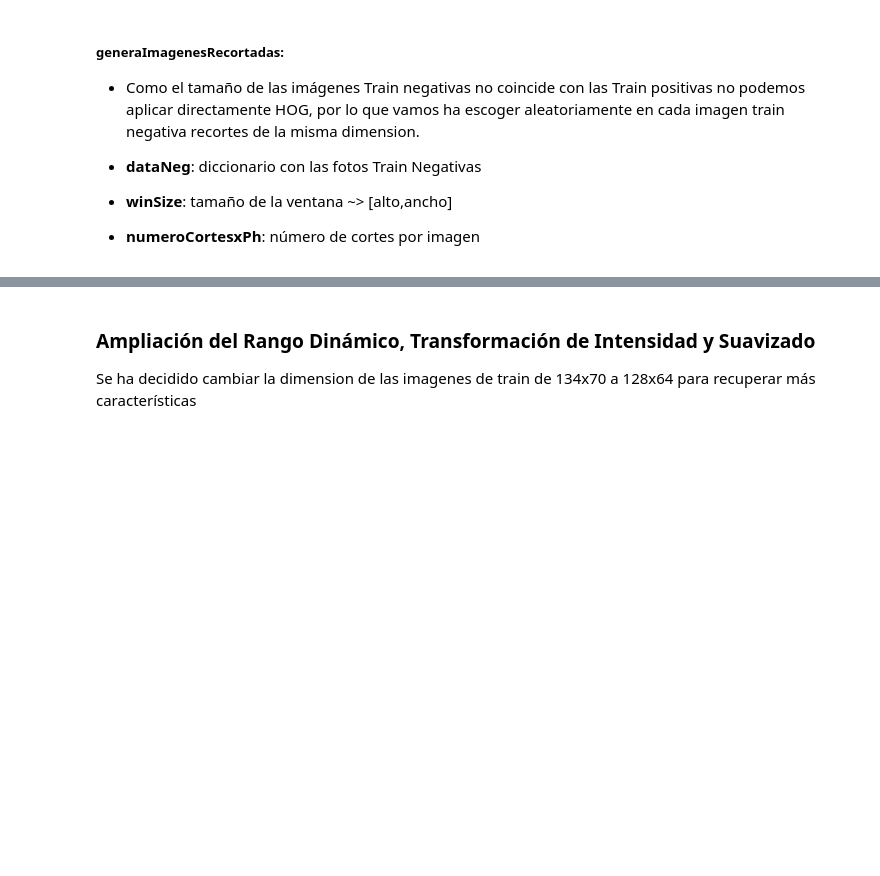
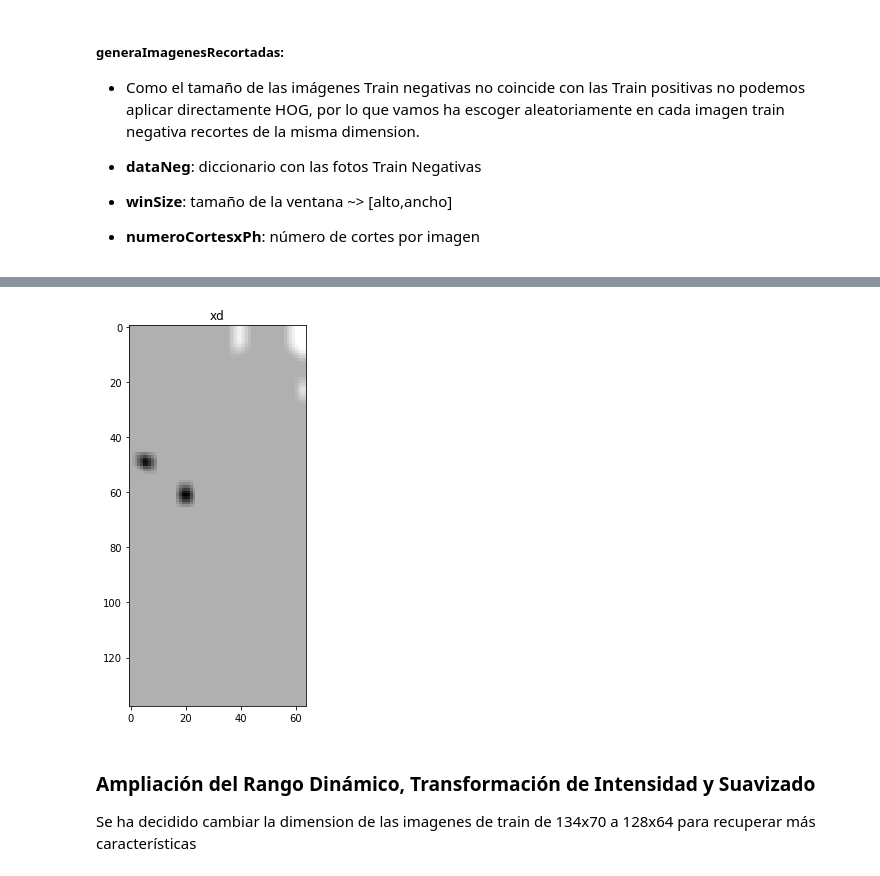
Before and after one commit to jhonnyfc/Human_Detection_Project, a Jupyter notebook: HumanDP_Code.ipynb, the cells around one changed output, grey strips where cells are left out. Cells and saved outputs as stored; diff of their text form; code cells hidden in the pictures; blank space fills up the shorter version.

```diff
--- a/HumanDP_Code.ipynb
+++ b/HumanDP_Code.ipynb
@@ -113,3 +137,7 @@ def generaImagenesRecortadas(dataNeg,winSize,numeroCortesxPh = 20):
+# %%
+showImg(fotosNegTrainTratadas[114])
+# %% [output]
+[figure, added]
 # %% [markdown]
 ### Ampliación del Rango Dinámico, Transformación de Intensidad y Suavizado
 
```
Also changed, not shown: parts of 12 cells of this notebook, 1 other file.
